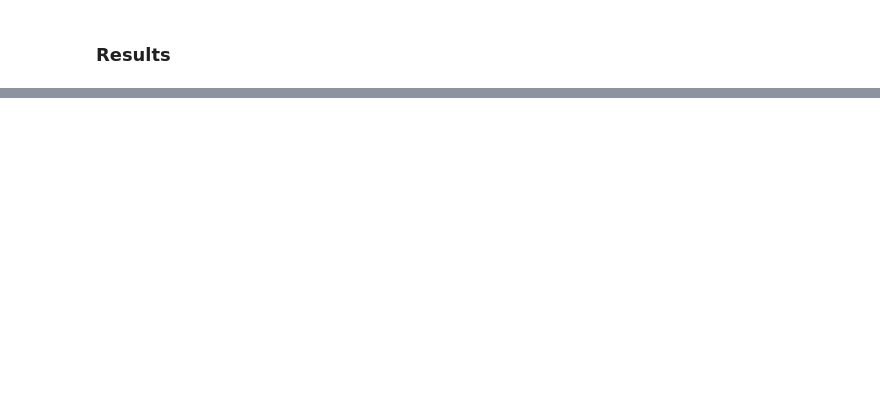
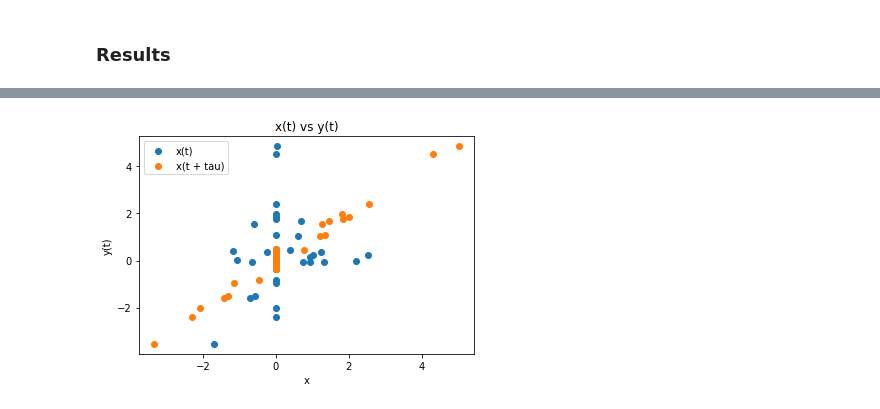
Before and after one commit to aaron1rcl/tvs_regression, a Jupyter notebook: notebooks/1_univariate_example.ipynb, the cells around one changed output, grey strips where cells are left out. Drawn from its saved outputs; the diff is of its cells as text; code cells hidden in the pictures; blank space fills up the shorter version.

```diff
--- a/notebooks/1_univariate_example.ipynb
+++ b/notebooks/1_univariate_example.ipynb
@@ -254,0 +228,11 @@ plt.show()
+# %%
+# Scatter Plots
+plt.scatter(x, y - 6.5)
+plt.scatter(y_p - 6.5, y - 6.5)
+plt.xlabel("x")
+plt.ylabel("y(t)")
+plt.legend(["x(t)","x(t + tau)"])
+plt.title("x(t) vs y(t)")
+plt.show()
+# %% [output]
+[figure, added]
```
Also changed, not shown: parts of 13 cells of this notebook, 1 other file.
